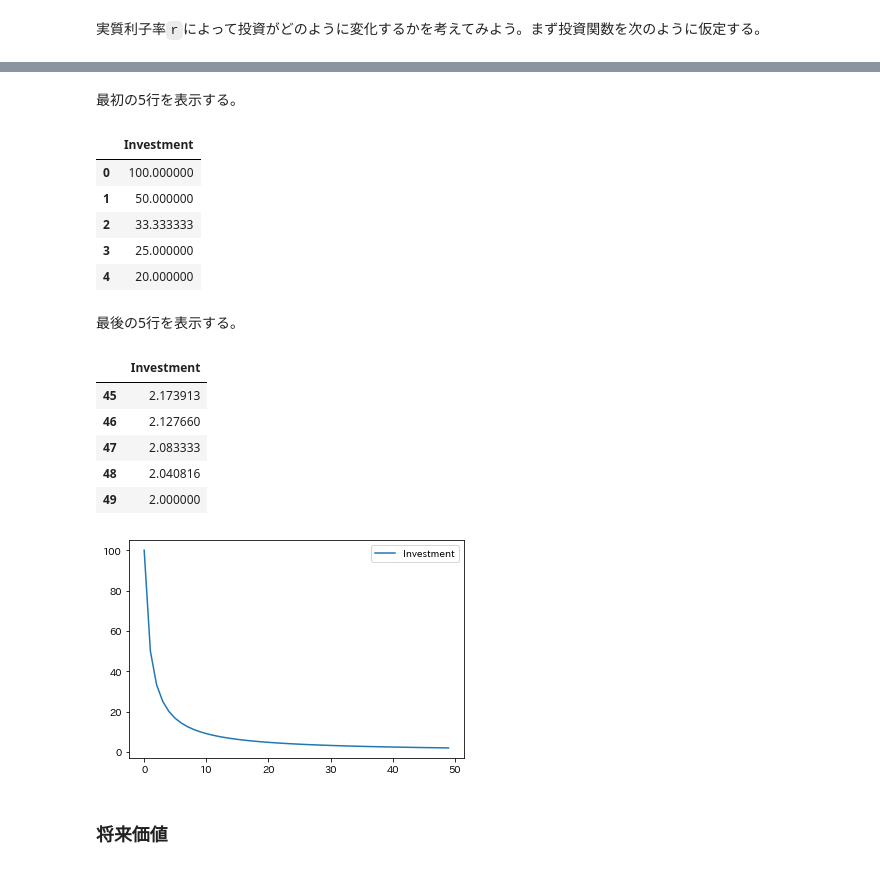
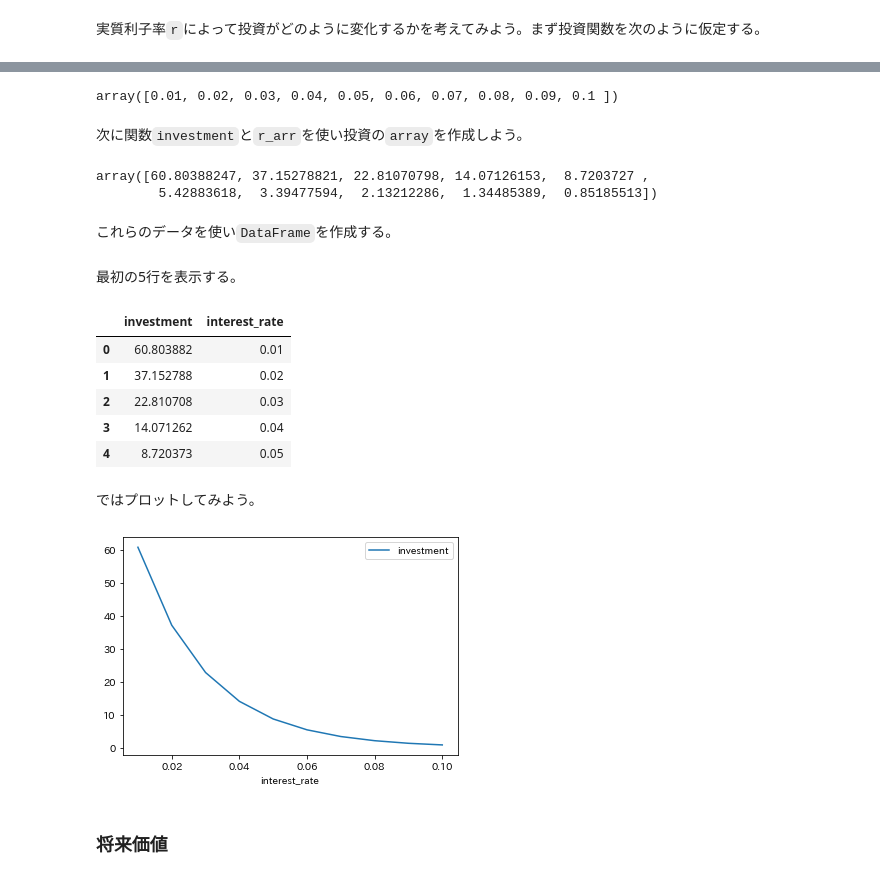
Before and after one commit to Py4Basics/py4basics.github.io, a Jupyter notebook: _build/jupyter_execute/5_pandas_plot.ipynb, the cells around one changed output, grey strips where cells are left out. Saved outputs shown, nothing was run; the diff lists cells and outputs as text; code cells hidden in the pictures.

```diff
--- a/_build/jupyter_execute/5_pandas_plot.ipynb
+++ b/_build/jupyter_execute/5_pandas_plot.ipynb
@@ -321,8 +327,8 @@ pass
 # %% [markdown]
 実質利子率`r`によって投資がどのように変化するかを考えてみよう。まず投資関数を次のように仮定する。
 # %%
-def investment(y):
-    return 100/(1+r)
+def investment(r):
+    return 100/(1+r)**50
 # %% [markdown]
 * `100`：実質利子率が`0`の場合の投資
 
@@ -340,30 +336,39 @@ df_inv = pd.DataFrame({'Investment':i_list})   # DataFrameの作成
+# %%
+r_arr = np.arange(0.01,0.11,0.01)
+r_arr
+# %% [output]
+array([0.01, 0.02, 0.03, 0.04, 0.05, 0.06, 0.07, 0.08, 0.09, 0.1 ])
+# %% [markdown]
+次に関数`investment`と`r_arr`を使い投資の`array`を作成しよう。
+# %%
+inv_arr = investment(r_arr)
+inv_arr
+# %% [output]
+array([60.80388247, 37.15278821, 22.81070798, 14.07126153,  8.7203727 ,
+        5.42883618,  3.39477594,  2.13212286,  1.34485389,  0.85185513])
+# %% [markdown]
+これらのデータを使い`DataFrame`を作成する。
+# %%
+df_inv = pd.DataFrame({'investment':inv_arr,
+                       'interest_rate':r_arr})
 # %% [markdown]
 最初の5行を表示する。
 # %%
 df_inv.head()
 # %% [output]
-|  | Investment |
-| 0 | 100.000000 |
-| 1 | 50.000000 |
-| 2 | 33.333333 |
-| 3 | 25.000000 |
-| 4 | 20.000000 |
+|  | investment | interest_rate |
+| 0 | 60.803882 | 0.01 |
+| 1 | 37.152788 | 0.02 |
+| 2 | 22.810708 | 0.03 |
+| 3 | 14.071262 | 0.04 |
+| 4 | 8.720373 | 0.05 |
-# %% [markdown]
-最後の5行を表示する。
-# %%
-df_inv.tail()
-# %% [output]
-|  | Investment |
-| 45 | 2.173913 |
-| 46 | 2.127660 |
-| 47 | 2.083333 |
-| 48 | 2.040816 |
-| 49 | 2.000000 |
+# %% [markdown]
+ではプロットしてみよう。
 # %%
-df_inv.plot()
+df_inv.plot('interest_rate','investment')
 pass
 # %% [output]
-[figure, old version]
+[figure, new version]
 # %% [markdown]
 ### 将来価値
 # %% [markdown]
```
Also changed, not shown: parts of 21 cells of this notebook, 35 other files.
